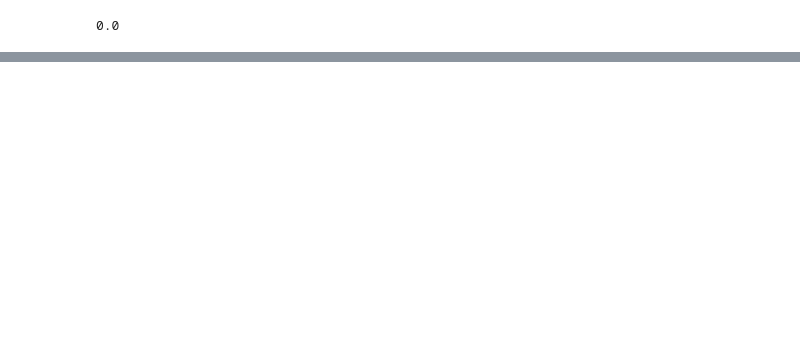
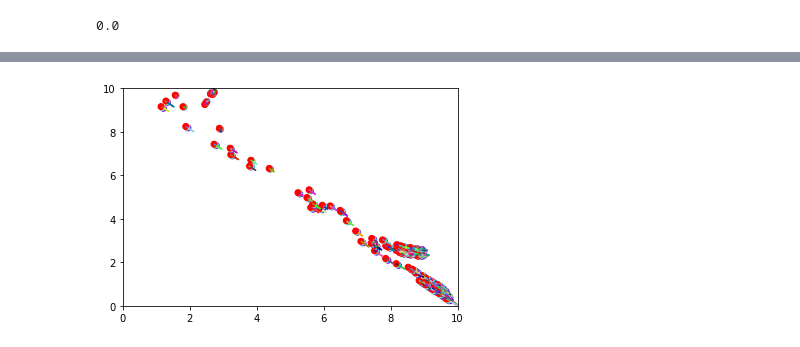
Before and after one commit to travistang/IDP, a Jupyter notebook: Main.ipynb, the cells around one changed output, grey strips where cells are left out. Drawn from its saved outputs; the diff is of its cells as text; code cells hidden in the pictures; blank space fills up the shorter version.

```diff
--- a/Main.ipynb
+++ b/Main.ipynb
@@ -588,0 +533,18 @@ close_visualize(model,input_batch_padded,target_batch_padded,INPUT_LENGTH)
+# %%
+# get an overview of the prediction given the whole scene...
+def visualize_batch_overview(input_batch_padded, target_batch_padded, filename = 'overview.png'):
+
+    params, loss = model.predict([input_batch_padded,target_batch_padded])
+    # visualize the trace, as well as the distributions generated by the params...
+    # first clear the previous drawing...
+    #     try:
+    plt.gcf().clear()
+    visualize_trace(input_batch,target_batch)
+    #     params = params[:,INPUT_LENGTH + 1, :] # (B,5), and it should be the params immediately after the input
+    #     draw_heatmap(params)
+    draw_mean(params)
+    plt.savefig(filename)
+# %%
+visualize_batch_overview(input_batch_padded, target_batch_padded)
+# %% [output]
+[figure, added]
```
Also changed, not shown: parts of 9 cells of this notebook.
